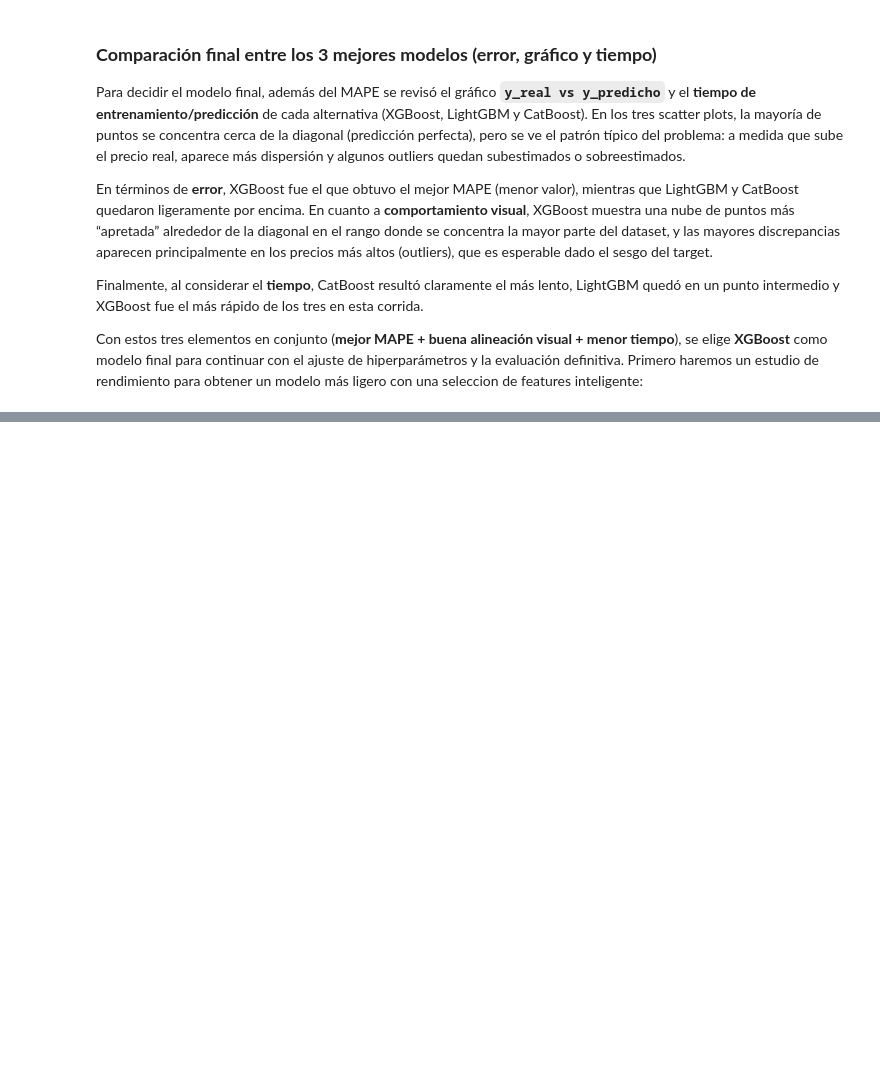
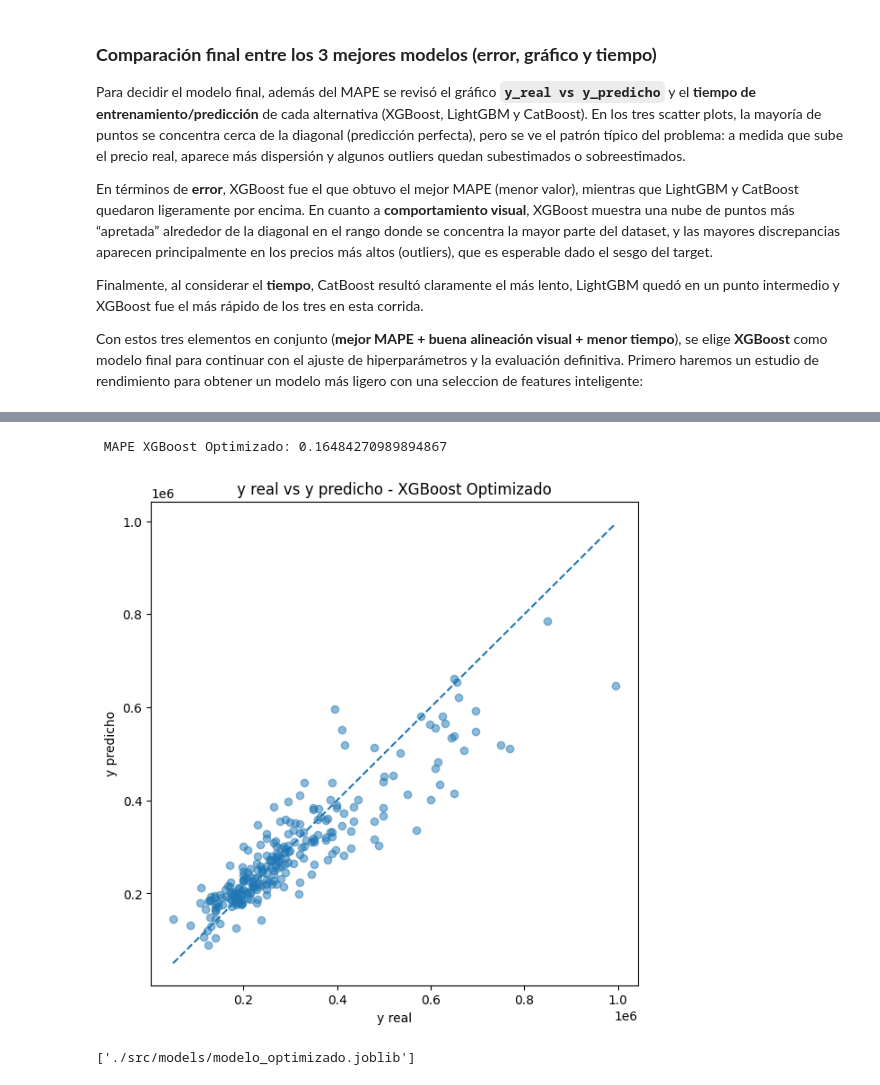
Before and after one commit to mrosm-dev/ML_Prediccion_Precio_Vivienda_Madrid, a Jupyter notebook: notebook copy.ipynb, the cells around one changed output, grey strips where cells are left out. Drawn from its saved outputs; the diff is of its cells as text; code cells hidden in the pictures; blank space fills up the shorter version.

```diff
--- a/notebook copy.ipynb
+++ b/notebook copy.ipynb
@@ -1239,0 +1190,8 @@ Entre las conclusiones podemos decir que el entrenar el modelo como un pipeline
+# %%
+objective_xgb_opt = make_objective_xgb(X_train_opt, y_train, preprocess, cv=5)
+
+study_xgb_opt = create_study(direction='maximize')
+study_xgb_opt.optimize(objective_xgb_opt, n_trials=100)
+
+best_params_xgb_opt = study_xgb_opt.best_params
+best_params_xgb_opt
@@ -1239,0 +1213,9 @@ Entre las conclusiones podemos decir que el entrenar el modelo como un pipeline
+# %%
+xgb_base = XGBRegressor(random_state=42, objective='reg:absoluteerror', n_jobs=-1)
+pipe_xgb_opt = Pipeline(steps=[('features', pipe_features), ('preprocess', preprocess), ('model', xgb_base)])
+
+pipe_xgb_opt.set_params(**best_params_xgb_opt)
+
+pipe_xgb_opt_log = TransformedTargetRegressor(regressor=pipe_xgb_opt, func=np.log1p, inverse_func=np.expm1)
+
+pipe_xgb_opt_log.fit(X_train, y_train)
@@ -1239,0 +1240,31 @@ Entre las conclusiones podemos decir que el entrenar el modelo como un pipeline
+# %%
+print(f' MAPE XGBoost Optimizado: {mean_absolute_percentage_error(y_test, pipe_xgb_opt_log.predict(X_test))}')
+# %% [output]
+ MAPE XGBoost Optimizado: 0.16484270989894867
+# %%
+y_pred_xgb_opt = pipe_xgb_opt_log.predict(X_test)
+
+plt.figure(figsize=(7,7))
+plt.scatter(y_test, y_pred_xgb_opt, alpha=0.5)
+min_v = min(np.min(y_test), np.min(y_pred_xgb_opt))
+max_v = max(np.max(y_test), np.max(y_pred_xgb_opt))
+plt.plot([min_v, max_v], [min_v, max_v], linestyle='--')  # línea y=x (predicción perfecta)
+plt.xlabel('y real')
+plt.ylabel('y predicho')
+plt.title('y real vs y predicho - XGBoost Optimizado')
+plt.show()
+# %% [output]
+[figure, added]
+# %%
+xgb_base = XGBRegressor(random_state=42, objective='reg:absoluteerror', n_jobs=-1)
+pipe_xgb_opt = Pipeline(steps=[('features', pipe_features), ('preprocess', preprocess), ('model', xgb_base)])
+
+pipe_xgb_opt.set_params(**best_params_xgb)
+
+modelo_optimizado = TransformedTargetRegressor(regressor=pipe_xgb_opt, func=np.log1p, inverse_func=np.expm1)
+
+modelo_optimizado.fit(X, y)
+
+dump(modelo_optimizado, './src/models/modelo_optimizado.joblib', compress=3)
+# %% [output]
+['./src/models/modelo_optimizado.joblib']
```
Also changed, not shown: parts of 56 cells of this notebook, 20 other files.
